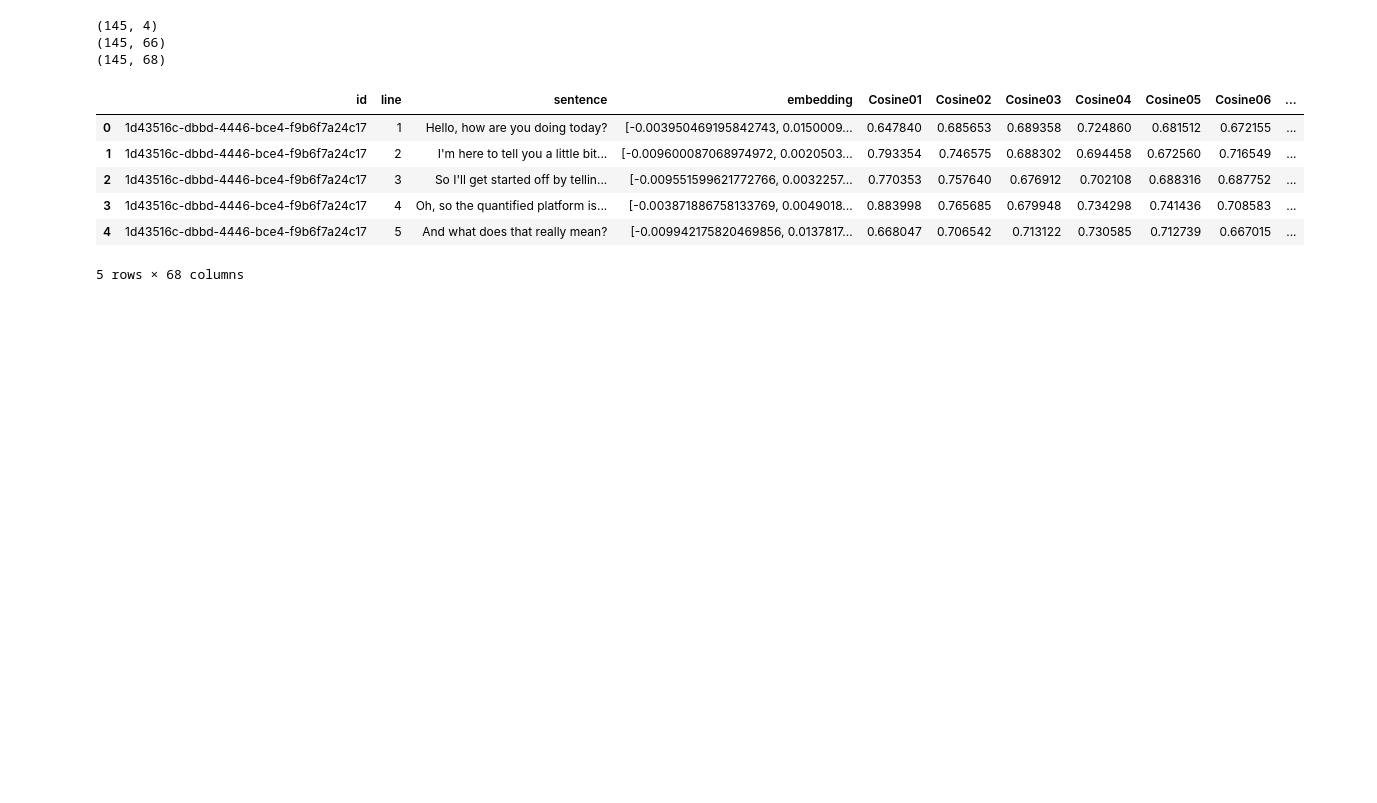
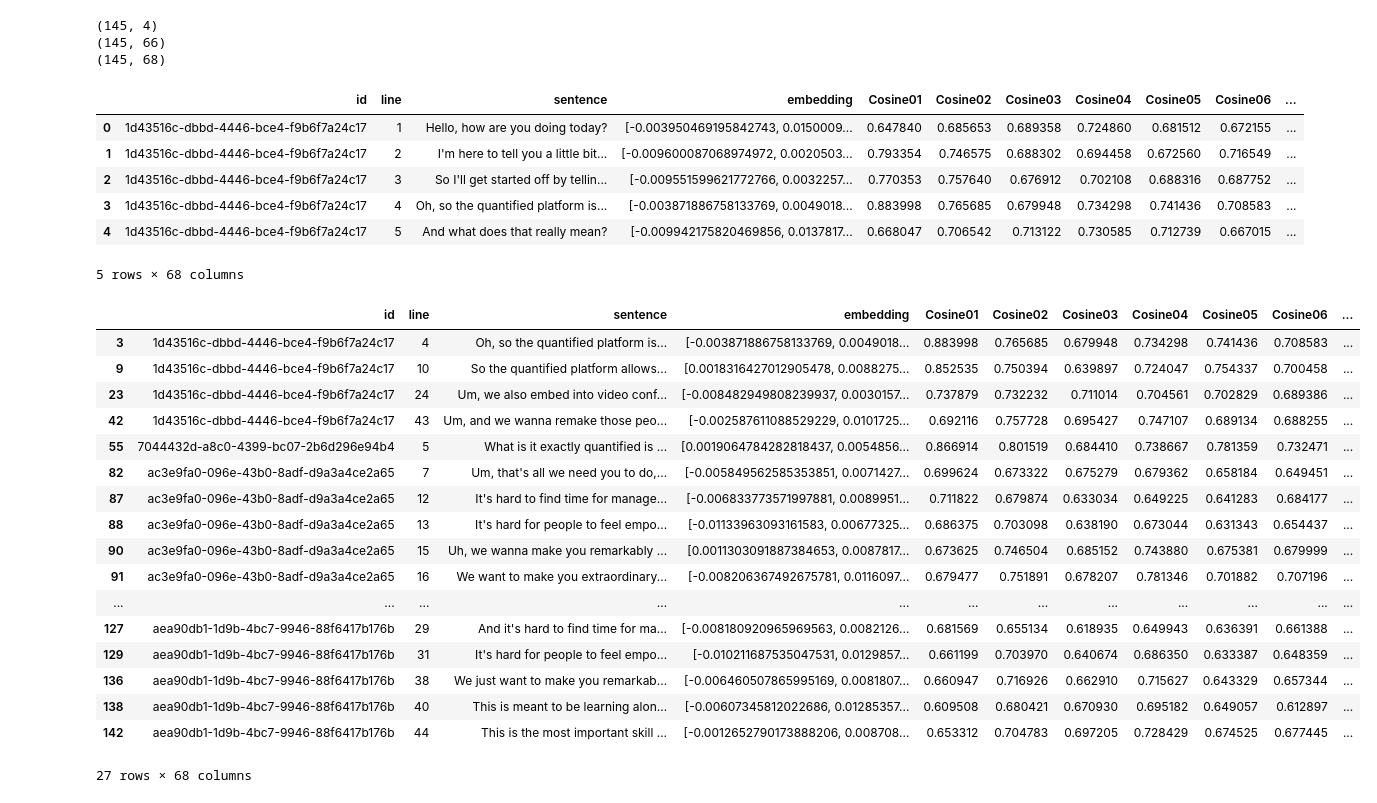
Before and after one commit to sergiomar73/nlp-google-colab, a Jupyter notebook: nlp_poc_01_classification.ipynb, the cells around one changed output. Saved outputs shown, nothing was run; the diff lists cells and outputs as text; code cells hidden in the pictures; blank space fills up the shorter version.

```diff
--- a/nlp_poc_01_classification.ipynb
+++ b/nlp_poc_01_classification.ipynb
@@ -123,3 +123,27 @@ df_comparison.head()
 | 3 | 1d43516c-dbbd-4446-bce4-f9b6f7a24c17 | 4 | Oh, so the quantified platform is... | [-0.003871886758133769, 0.0049018... | 0.883998 | 0.765685 | 0.679948 | 0.734298 | 0.741436 | 0.708583 | ... |
 | 4 | 1d43516c-dbbd-4446-bce4-f9b6f7a24c17 | 5 | And what does that really mean? | [-0.009942175820469856, 0.0137817... | 0.668047 | 0.706542 | 0.713122 | 0.730585 | 0.712739 | 0.667015 | ... |
 5 rows × 68 columns
+# %%
+threshold = 0.85
+# %%
+cosine_cols = [col for col in df_comparison.columns if 'Cosine' in col]
+df_comparison[(df_comparison.filter(regex='Cosine') > threshold).any(axis=1)]
+# %% [output]
+|  | id | line | sentence | embedding | Cosine01 | Cosine02 | Cosine03 | Cosine04 | Cosine05 | Cosine06 | ... |
+| 3 | 1d43516c-dbbd-4446-bce4-f9b6f7a24c17 | 4 | Oh, so the quantified platform is... | [-0.003871886758133769, 0.0049018... | 0.883998 | 0.765685 | 0.679948 | 0.734298 | 0.741436 | 0.708583 | ... |
+| 9 | 1d43516c-dbbd-4446-bce4-f9b6f7a24c17 | 10 | So the quantified platform allows... | [0.0018316427012905478, 0.0088275... | 0.852535 | 0.750394 | 0.639897 | 0.724047 | 0.754337 | 0.700458 | ... |
+| 23 | 1d43516c-dbbd-4446-bce4-f9b6f7a24c17 | 24 | Um, we also embed into video conf... | [-0.008482949808239937, 0.0030157... | 0.737879 | 0.732232 | 0.711014 | 0.704561 | 0.702829 | 0.689386 | ... |
+| 42 | 1d43516c-dbbd-4446-bce4-f9b6f7a24c17 | 43 | Um, and we wanna remake those peo... | [-0.002587611088529229, 0.0101725... | 0.692116 | 0.757728 | 0.695427 | 0.747107 | 0.689134 | 0.688255 | ... |
+| 55 | 7044432d-a8c0-4399-bc07-2b6d296e94b4 | 5 | What is it exactly quantified is ... | [0.0019064784282818437, 0.0054856... | 0.866914 | 0.801519 | 0.684410 | 0.738667 | 0.781359 | 0.732471 | ... |
+| 82 | ac3e9fa0-096e-43b0-8adf-d9a3a4ce2a65 | 7 | Um, that's all we need you to do,... | [-0.005849562585353851, 0.0071427... | 0.699624 | 0.673322 | 0.675279 | 0.679362 | 0.658184 | 0.649451 | ... |
+| 87 | ac3e9fa0-096e-43b0-8adf-d9a3a4ce2a65 | 12 | It's hard to find time for manage... | [-0.006833773571997881, 0.0089951... | 0.711822 | 0.679874 | 0.633034 | 0.649225 | 0.641283 | 0.684177 | ... |
+| 88 | ac3e9fa0-096e-43b0-8adf-d9a3a4ce2a65 | 13 | It's hard for people to feel empo... | [-0.01133963093161583, 0.00677325... | 0.686375 | 0.703098 | 0.638190 | 0.673044 | 0.631343 | 0.654437 | ... |
+| 90 | ac3e9fa0-096e-43b0-8adf-d9a3a4ce2a65 | 15 | Uh, we wanna make you remarkably ... | [0.0011303091887384653, 0.0087817... | 0.673625 | 0.746504 | 0.685152 | 0.743880 | 0.675381 | 0.679999 | ... |
+| 91 | ac3e9fa0-096e-43b0-8adf-d9a3a4ce2a65 | 16 | We want to make you extraordinary... | [-0.008206367492675781, 0.0116097... | 0.679477 | 0.751891 | 0.678207 | 0.781346 | 0.701882 | 0.707196 | ... |
+| ... | ... | ... | ... | ... | ... | ... | ... | ... | ... | ... | ... |
+| 127 | aea90db1-1d9b-4bc7-9946-88f6417b176b | 29 | And it's hard to find time for ma... | [-0.008180920965969563, 0.0082126... | 0.681569 | 0.655134 | 0.618935 | 0.649943 | 0.636391 | 0.661388 | ... |
+| 129 | aea90db1-1d9b-4bc7-9946-88f6417b176b | 31 | It's hard for people to feel empo... | [-0.010211687535047531, 0.0129857... | 0.661199 | 0.703970 | 0.640674 | 0.686350 | 0.633387 | 0.648359 | ... |
+| 136 | aea90db1-1d9b-4bc7-9946-88f6417b176b | 38 | We just want to make you remarkab... | [-0.006460507865995169, 0.0081807... | 0.660947 | 0.716926 | 0.662910 | 0.715627 | 0.643329 | 0.657344 | ... |
+| 138 | aea90db1-1d9b-4bc7-9946-88f6417b176b | 40 | This is meant to be learning alon... | [-0.00607345812022686, 0.01285357... | 0.609508 | 0.680421 | 0.670930 | 0.695182 | 0.649057 | 0.612897 | ... |
+| 142 | aea90db1-1d9b-4bc7-9946-88f6417b176b | 44 | This is the most important skill ... | [-0.0012652790173888206, 0.008708... | 0.653312 | 0.704783 | 0.697205 | 0.728429 | 0.674525 | 0.677445 | ... |
+27 rows × 68 columns
```
Also changed, not shown: parts of 2 cells of this notebook.
